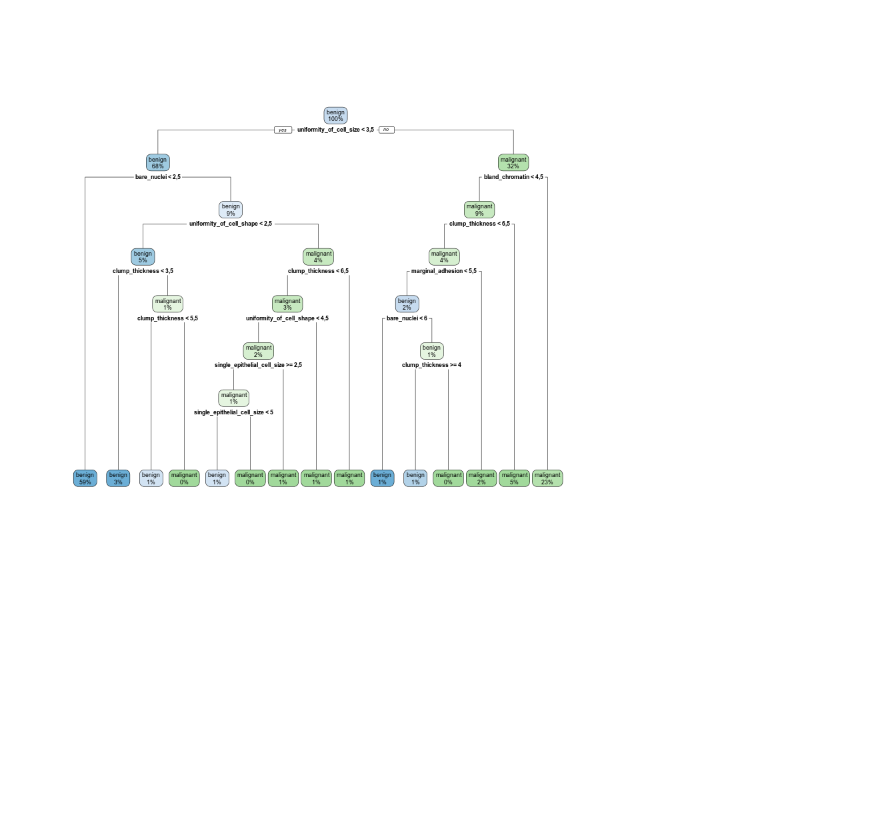
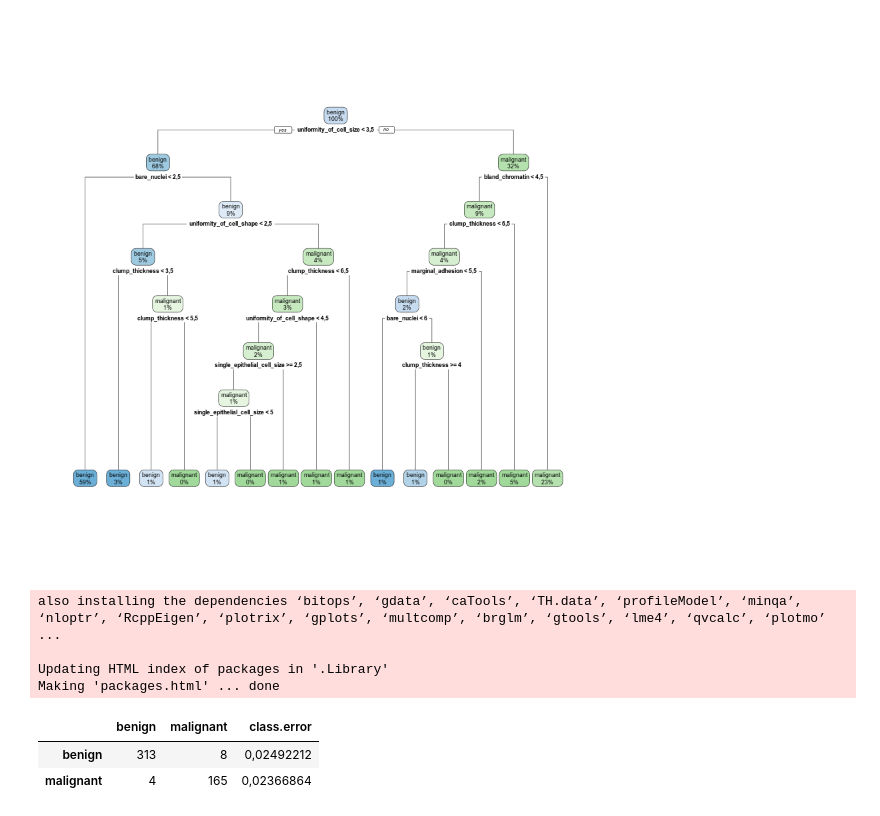
Before and after one commit to danielsouzaaf/breast-cancer-diagnosis-study, a Jupyter notebook: breast-cancer-wisconsin.ipynb, the cells around one changed output. Saved outputs shown, nothing was run; the diff lists cells and outputs as text; code cells hidden in the pictures; blank space fills up the shorter version.

```diff
--- a/breast-cancer-wisconsin.ipynb
+++ b/breast-cancer-wisconsin.ipynb
@@ -224,3 +224,10 @@ fit <- rpart(classes ~ .,
 rpart.plot(fit, extra = 100)
 # %% [output]
 [figure]
+# %%
+install.packages('caret', dependencies = TRUE)
+# %% [output]
+also installing the dependencies ‘bitops’, ‘gdata’, ‘caTools’, ‘TH.data’, ‘profileModel’, ‘minqa’, ‘nloptr’, ‘RcppEigen’, ‘plotrix’, ‘gplots’, ‘multcomp’, ‘brglm’, ‘gtools’, ‘lme4’, ‘qvcalc’, ‘plotmo’ ...
+
+Updating HTML index of packages in '.Library'
+Making 'packages.html' ... done
@@ -226,0 +245,6 @@ rpart.plot(fit, extra = 100)
+# %%
+model_rf$finalModel$confusion
+# %% [output]
+|  | benign | malignant | class.error |
+| benign | 313 | 8 | 0,02492212 |
+| malignant | 4 | 165 | 0,02366864 |
```
Also changed, not shown: parts of 6 cells of this notebook.
